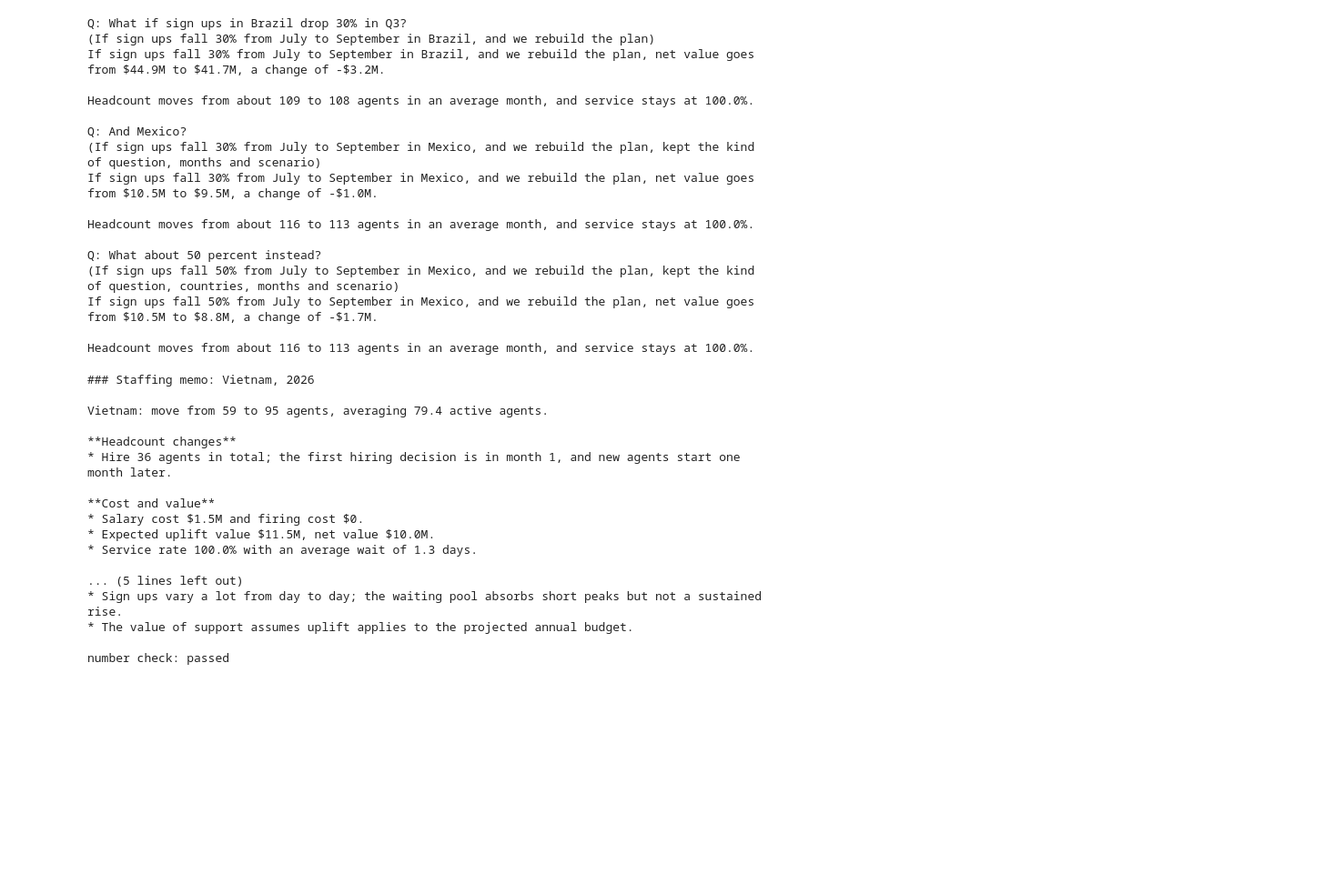
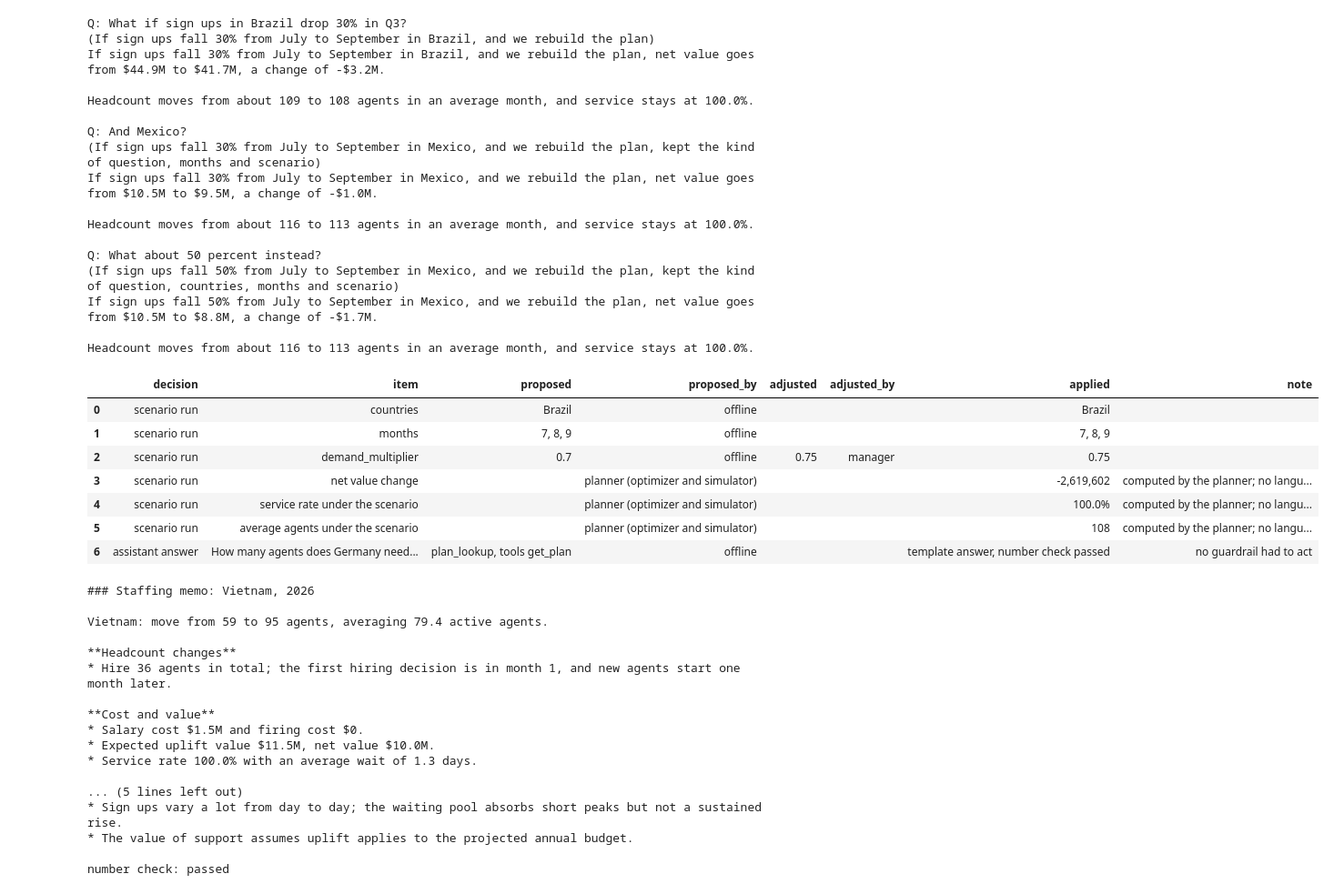
Before and after one commit to lequo-neu/staffpilot, a Jupyter notebook: notebooks/StaffPilot_Topic3.ipynb, the cells around one changed output. Shown at 91% size. Saved outputs shown, nothing was run; the diff lists cells and outputs as text; code cells hidden in the pictures; blank space fills up the shorter version.

```diff
--- a/notebooks/StaffPilot_Topic3.ipynb
+++ b/notebooks/StaffPilot_Topic3.ipynb
@@ -588,6 +623,27 @@ Q: What about 50 percent instead?
 If sign ups fall 50% from July to September in Mexico, and we rebuild the plan, net value goes from $10.5M to $8.8M, a change of -$1.7M.
 
 Headcount moves from about 116 to 113 agents in an average month, and service stays at 100.0%.
+# %%
+# The decision log keeps apart what a language model proposed and what the planner computed.
+# Here a scenario is read from a sentence, edited as a manager would, run, and logged.
+import tempfile
+from staffpilot import audit
+read, reader, guardrails = pilot.read("What if sign ups in Brazil drop 30% in Q3?")
+ran = read.scenario.model_copy(update={"demand_multiplier": 0.75})
+rows = audit.scenario_rows(read.scenario, ran, reader, guardrails, planner.scenario(ran).totals())
+rows += audit.answer_rows(pilot.ask("How many agents does Germany need in March?"))
+log_folder = Path(tempfile.mkdtemp())
+audit.record(rows, log_folder)
+audit.read(log_folder)[["decision", "item", "proposed", "proposed_by", "adjusted", "adjusted_by", "applied", "note"]]
+# %% [output]
+|  | decision | item | proposed | proposed_by | adjusted | adjusted_by | applied | note |
+| 0 | scenario run | countries | Brazil | offline |  |  | Brazil |  |
+| 1 | scenario run | months | 7, 8, 9 | offline |  |  | 7, 8, 9 |  |
+| 2 | scenario run | demand_multiplier | 0.7 | offline | 0.75 | manager | 0.75 |  |
+| 3 | scenario run | net value change |  | planner (optimizer and simulator) |  |  | -2,619,602 | computed by the planner; no langu... |
+| 4 | scenario run | service rate under the scenario |  | planner (optimizer and simulator) |  |  | 100.0% | computed by the planner; no langu... |
+| 5 | scenario run | average agents under the scenario |  | planner (optimizer and simulator) |  |  | 108 | computed by the planner; no langu... |
+| 6 | assistant answer | How many agents does Germany need... | plan_lookup, tools get_plan | offline |  |  | template answer, number check passed | no guardrail had to act |
 # %%
 memo = pilot.memo("Vietnam")
 print(memo.text)
```
Also changed, not shown: parts of 11 cells of this notebook, 26 other files.
